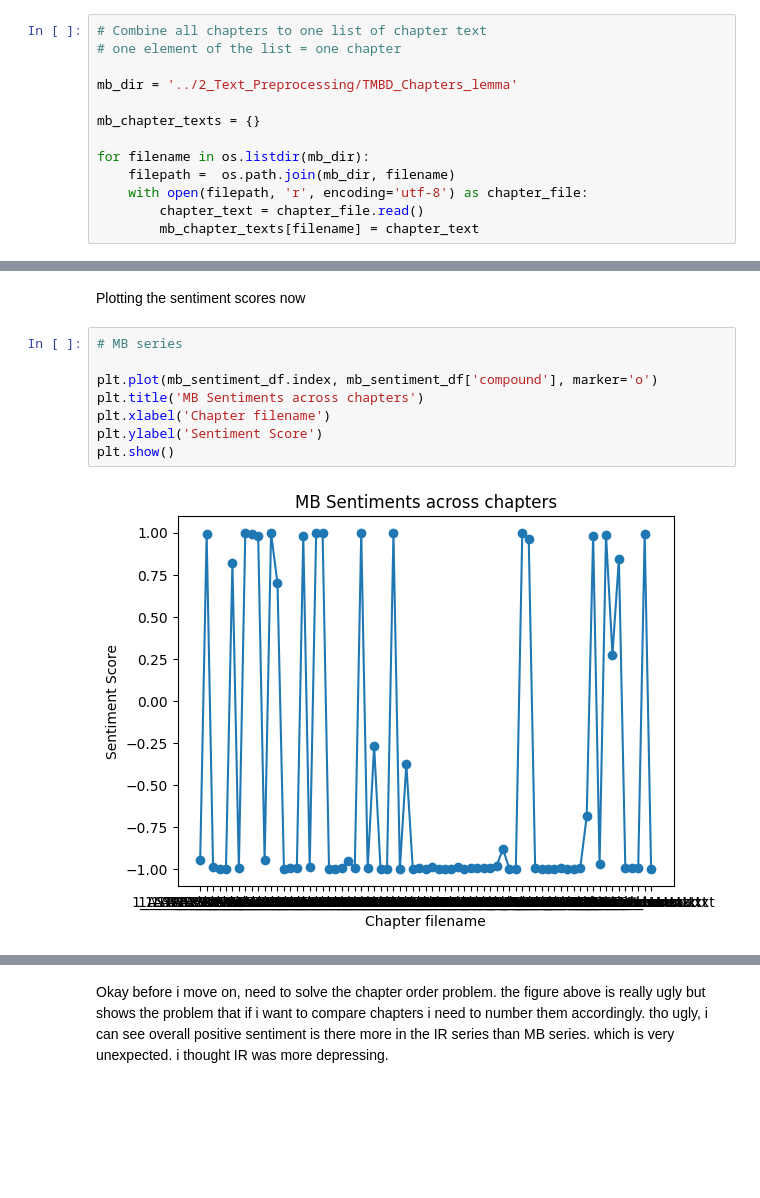
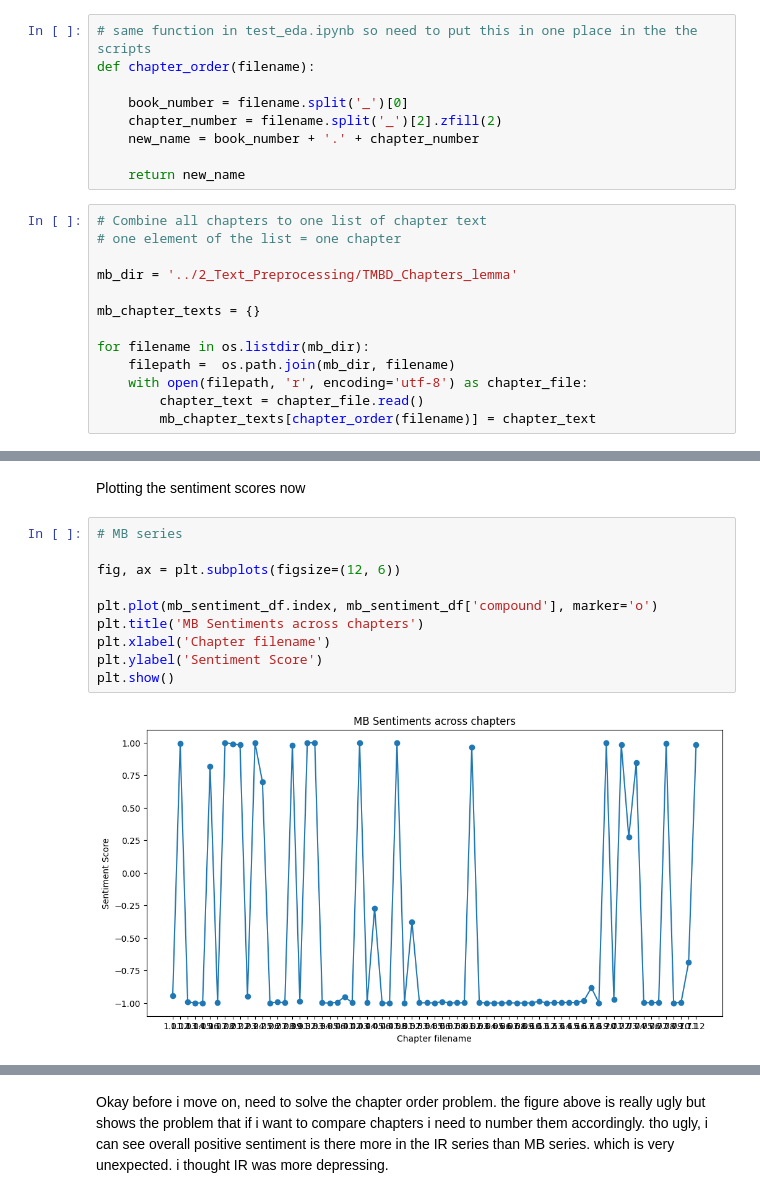
Before and after one commit to akankshazc/character_quiz_generator, a Jupyter notebook: 3_Data_Analysis/text_sentiment_analysis.ipynb, the cells around one changed output, grey strips where cells are left out. Saved outputs shown, nothing was run; the diff lists cells and outputs as text; blank space fills up the shorter version.

```diff
--- a/3_Data_Analysis/text_sentiment_analysis.ipynb
+++ b/3_Data_Analysis/text_sentiment_analysis.ipynb
@@ -10,3 +13,12 @@ Let's create a dict with the chapter filenames as keys and the chapter text as v
+# %%
+# same function in test_eda.ipynb so need to put this in one place in the the scripts
+def chapter_order(filename):
+
+    book_number = filename.split('_')[0]
+    chapter_number = filename.split('_')[2].zfill(2)
+    new_name = book_number + '.' + chapter_number
+
+    return new_name
 # %%
 # Combine all chapters to one list of chapter text
 # one element of the list = one chapter
@@ -19,7 +31,7 @@ for filename in os.listdir(mb_dir):
     filepath =  os.path.join(mb_dir, filename)
     with open(filepath, 'r', encoding='utf-8') as chapter_file:
         chapter_text = chapter_file.read()
-        mb_chapter_texts[filename] = chapter_text
+        mb_chapter_texts[chapter_order(filename)] = chapter_text
 # %%
 # Combine all chapters to one list of chapter text
 # one element of the list = one chapter
@@ -68,13 +80,15 @@ ir_sentiment_df.sort_index(inplace=True)
 Plotting the sentiment scores now
 # %%
 # MB series
+
+fig, ax = plt.subplots(figsize=(12, 6))
 
 plt.plot(mb_sentiment_df.index, mb_sentiment_df['compound'], marker='o')
 plt.title('MB Sentiments across chapters')
 plt.xlabel('Chapter filename')
 plt.ylabel('Sentiment Score')
 plt.show()
 # %% [output]
-[figure, old version]
+[figure, new version]
 # %%
 # IR series
```
Also changed, not shown: parts of 11 cells of this notebook.
